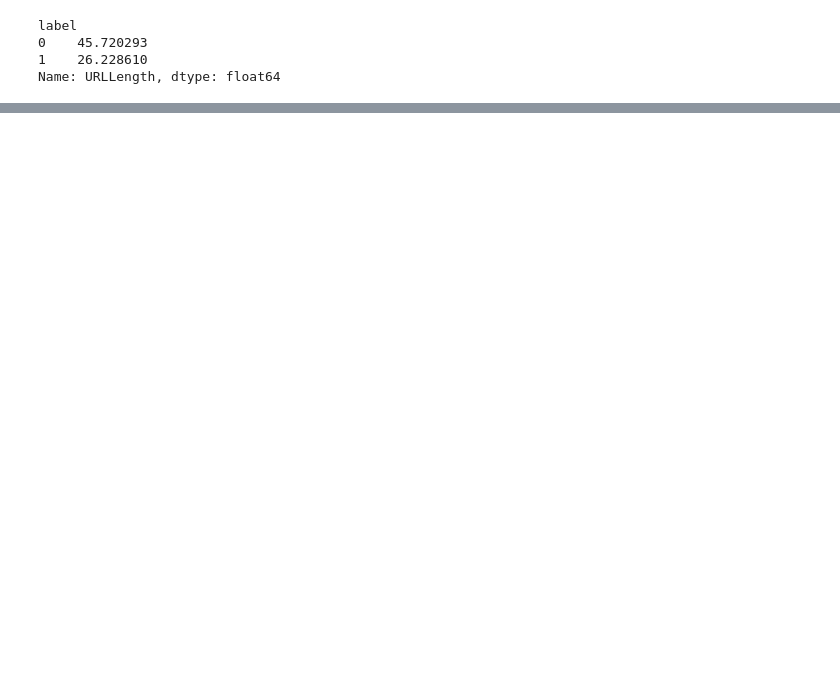
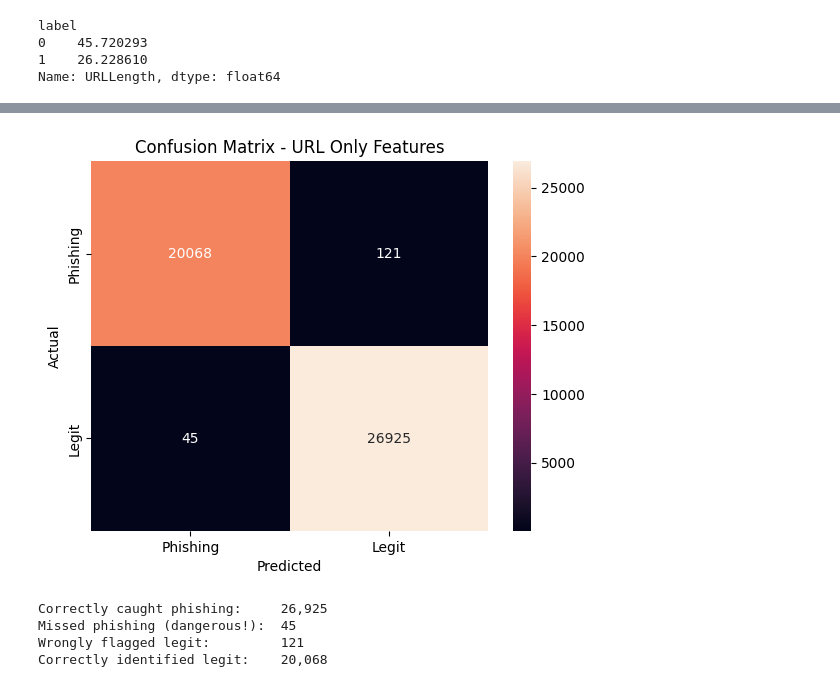
Before and after one commit to chustinecantal/Phishing-Detection-AI, a Jupyter notebook: notebooks/01_eda.ipynb, the cells around one changed output, grey strips where cells are left out. Cells and saved outputs as stored; diff of their text form; code cells hidden in the pictures; blank space fills up the shorter version.

```diff
--- a/notebooks/01_eda.ipynb
+++ b/notebooks/01_eda.ipynb
@@ -56,0 +296,7 @@ plt.show()
+# %%
+X_url_train, X_url_test, y_url_train, y_url_test = train_test_split(
+    X_url, y, test_size=0.2, random_state=42, stratify=y
+)
+
+print("URL Train shape:", X_url_train.shape)
+print("URL Test shape:", X_url_test.shape)
@@ -56,0 +306,9 @@ plt.show()
+# %%
+model_url = RandomForestClassifier(
+    n_estimators=100,
+    random_state=42,
+    n_jobs=-1
+)
+
+model_url.fit(X_url_train, y_url_train)
+print("URL-only model trained!")
@@ -56,0 +317,7 @@ plt.show()
+# %%
+y_url_pred = model_url.predict(X_url_test)
+
+print("Accuracy:", accuracy_score(y_url_test, y_url_pred))
+print("\nClassification Report:")
+print(classification_report(y_url_test, y_url_pred,
+      target_names=['Phishing', 'Legit']))
@@ -56,0 +336,23 @@ plt.show()
+# %%
+cm = confusion_matrix(y_url_test, y_url_pred)
+
+sns.heatmap(cm, annot=True, fmt='d',
+            xticklabels=['Phishing', 'Legit'],
+            yticklabels=['Phishing', 'Legit'])
+plt.title('Confusion Matrix - URL Only Features')
+plt.ylabel('Actual')
+plt.xlabel('Predicted')
+plt.show()
+
+# Show exact mistakes
+tn, fp, fn, tp = cm.ravel()
+print(f"Correctly caught phishing:     {tp:,}")
+print(f"Missed phishing (dangerous!):  {fn:,}")
+print(f"Wrongly flagged legit:         {fp:,}")
+print(f"Correctly identified legit:    {tn:,}")
+# %% [output]
+[figure, added]
+Correctly caught phishing:     26,925
+Missed phishing (dangerous!):  45
+Wrongly flagged legit:         121
+Correctly identified legit:    20,068
```
Also changed, not shown: parts of 25 cells of this notebook.
